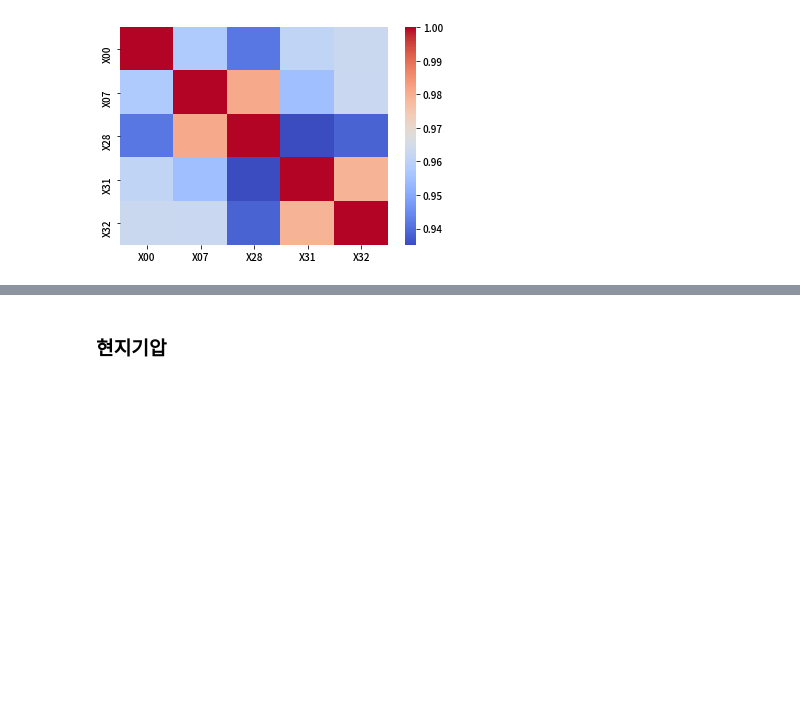
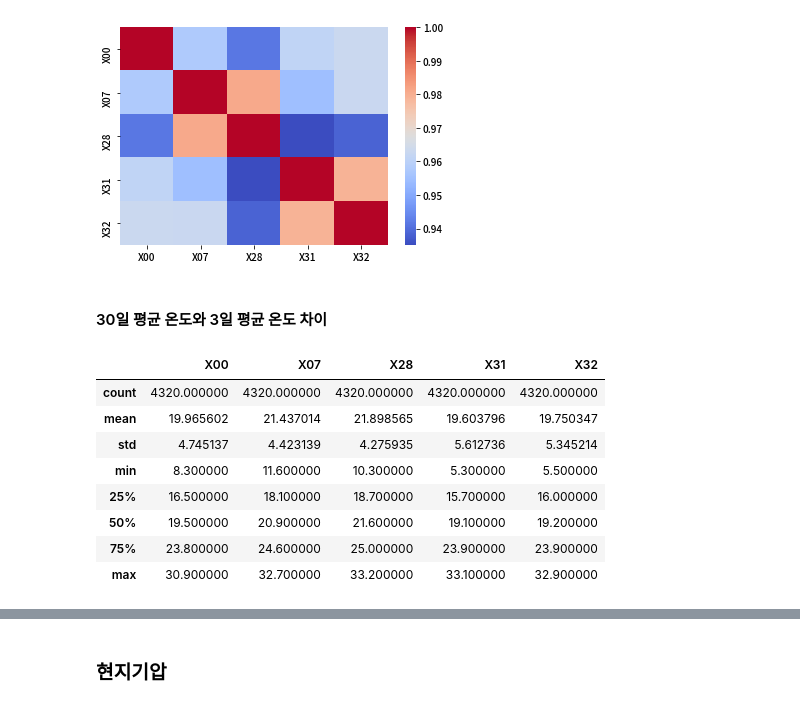
Before and after one commit to YunjinPark/dacon_temperature_forecasts, a Jupyter notebook: eda.ipynb, the cells around one changed output, grey strips where cells are left out. Saved outputs shown, nothing was run; the diff lists cells and outputs as text; code cells hidden in the pictures; blank space fills up the shorter version.

```diff
--- a/eda.ipynb
+++ b/eda.ipynb
@@ -195,3 +195,17 @@ sns.heatmap(df[feat_temp].corr(), cmap='coolwarm')
 # %% [output]
 <matplotlib.axes._subplots.AxesSubplot at 0x...>
 [figure]
+# %% [markdown]
+#### 30일 평균 온도와 3일 평균 온도 차이
+# %%
+df[feat_temp][:n].describe()
+# %% [output]
+|  | X00 | X07 | X28 | X31 | X32 |
+| count | 4320.000000 | 4320.000000 | 4320.000000 | 4320.000000 | 4320.000000 |
+| mean | 19.965602 | 21.437014 | 21.898565 | 19.603796 | 19.750347 |
+| std | 4.745137 | 4.423139 | 4.275935 | 5.612736 | 5.345214 |
+| min | 8.300000 | 11.600000 | 10.300000 | 5.300000 | 5.500000 |
+| 25% | 16.500000 | 18.100000 | 18.700000 | 15.700000 | 16.000000 |
+| 50% | 19.500000 | 20.900000 | 21.600000 | 19.100000 | 19.200000 |
+| 75% | 23.800000 | 24.600000 | 25.000000 | 23.900000 | 23.900000 |
+| max | 30.900000 | 32.700000 | 33.200000 | 33.100000 | 32.900000 |
```
Also changed, not shown: parts of 8 cells of this notebook.
